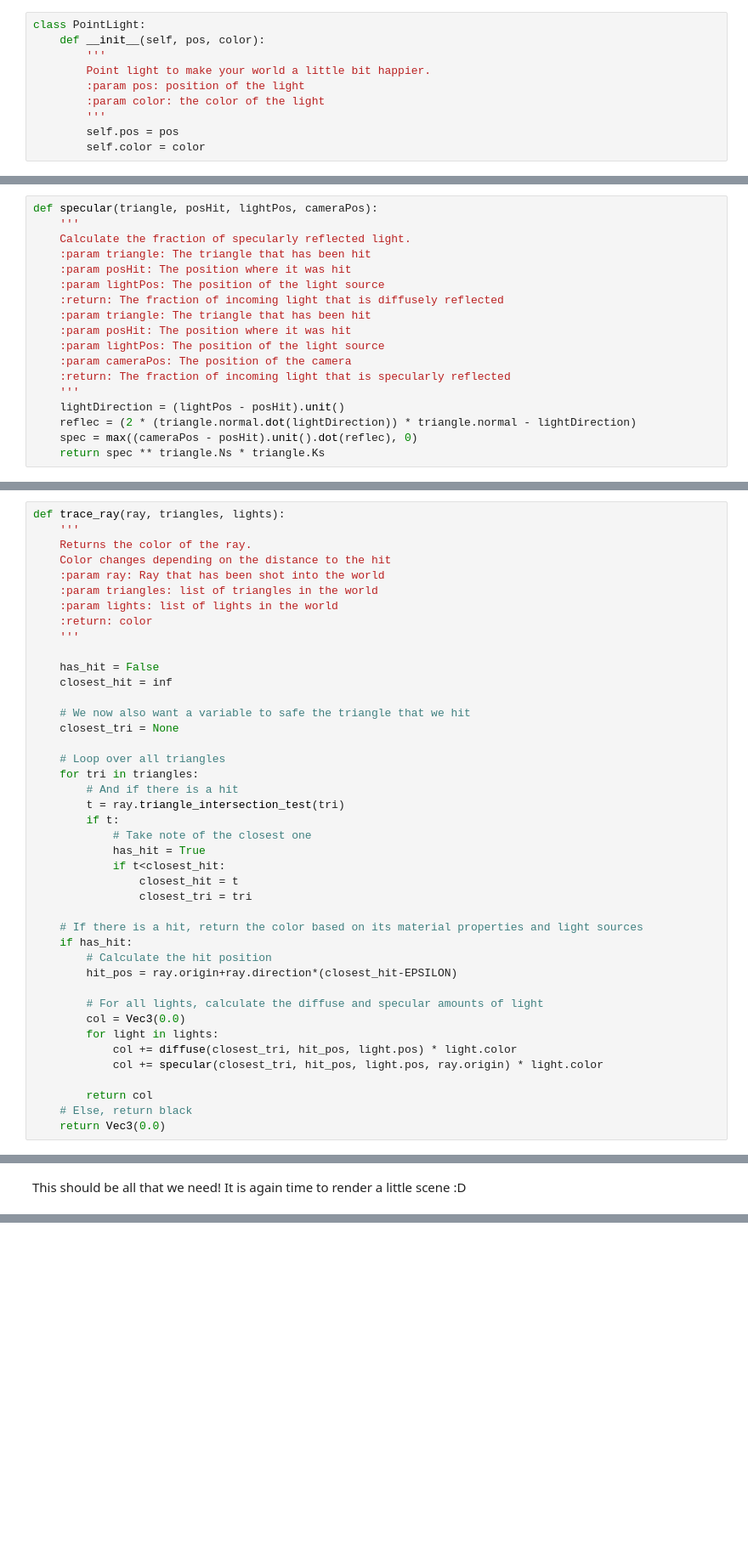
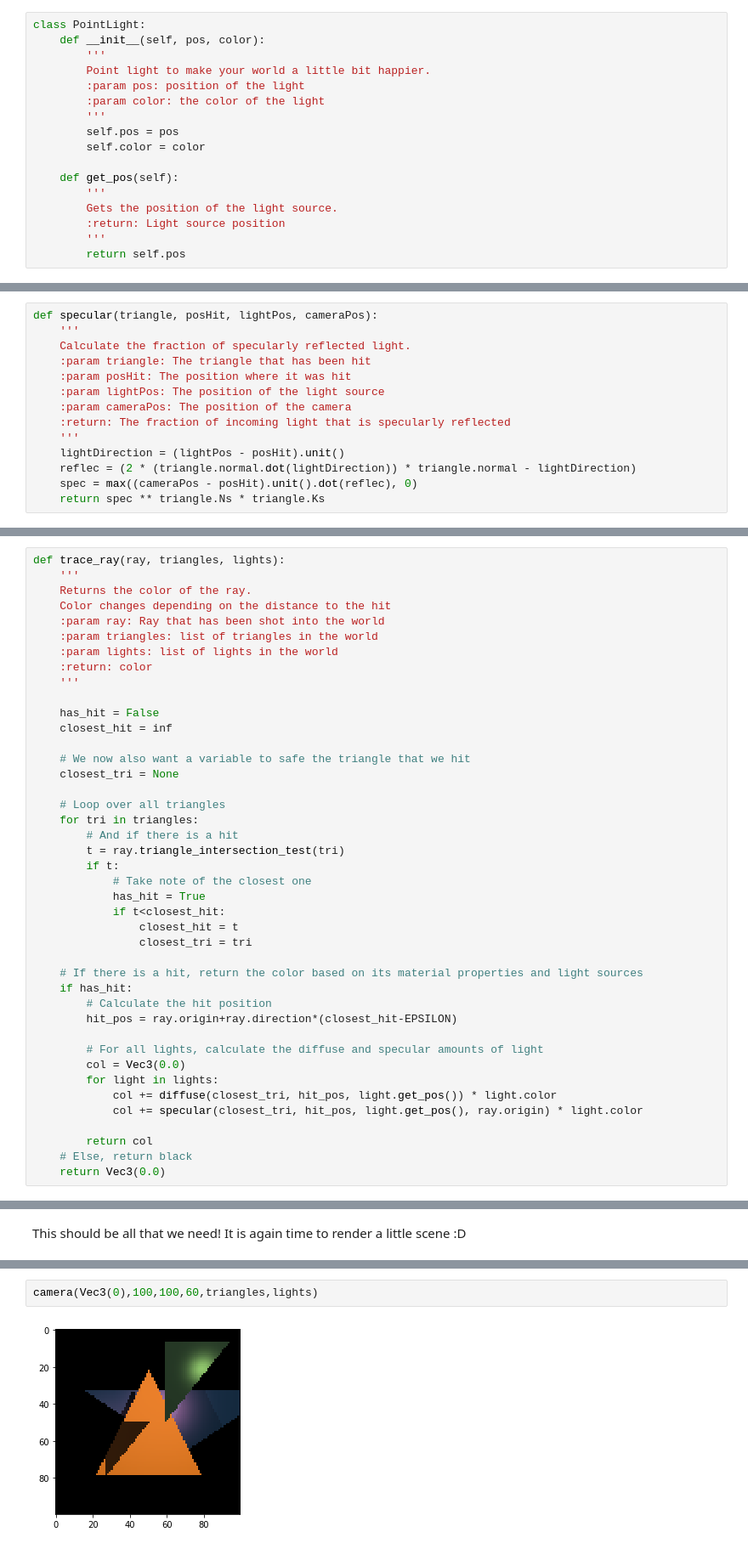
Before and after one commit to noahiscool13/PyRaytacerNotebook, a Jupyter notebook: Intro to raytracing in python.ipynb, the cells around one changed output, grey strips where cells are left out. Shown at 85% size. Saved outputs shown, nothing was run; the diff lists cells and outputs as text; blank space fills up the shorter version.

Commit message:
Add Part 4: Small triangles can cast big shadows

```diff
--- a/Intro to raytracing in python.ipynb
+++ b/Intro to raytracing in python.ipynb
@@ -327,6 +332,13 @@ class PointLight:
         '''
         self.pos = pos
         self.color = color
+
+    def get_pos(self):
+        '''
+        Gets the position of the light source.
+        :return: Light source position
+        '''
+        return self.pos
 # %% [markdown]
 Now we will add material properties to triangles.
 It will be useful to know the surface normals of all triangles when we calculate the shadings.
@@ -371,10 +383,6 @@ In contrast, for specular reflections, the location of the camera is important.
 def specular(triangle, posHit, lightPos, cameraPos):
     '''
     Calculate the fraction of specularly reflected light.
-    :param triangle: The triangle that has been hit
-    :param posHit: The position where it was hit
-    :param lightPos: The position of the light source
-    :return: The fraction of incoming light that is diffusely reflected
     :param triangle: The triangle that has been hit
     :param posHit: The position where it was hit
     :param lightPos: The position of the light source
@@ -425,8 +433,8 @@ def trace_ray(ray, triangles, lights):
         # For all lights, calculate the diffuse and specular amounts of light
         col = Vec3(0.0)
         for light in lights:
-            col += diffuse(closest_tri, hit_pos, light.pos) * light.color
-            col += specular(closest_tri, hit_pos, light.pos, ray.origin) * light.color
+            col += diffuse(closest_tri, hit_pos, light.get_pos()) * light.color
+            col += specular(closest_tri, hit_pos, light.get_pos(), ray.origin) * light.color
 
         return col
     # Else, return black
@@ -524,0 +630,4 @@ camera(Vec3(0),100,100,60,triangles,lights)
+# %%
+camera(Vec3(0),100,100,60,triangles,lights)
+# %% [output]
+[figure, added]
```
Also changed, not shown: parts of 20 cells of this notebook.
